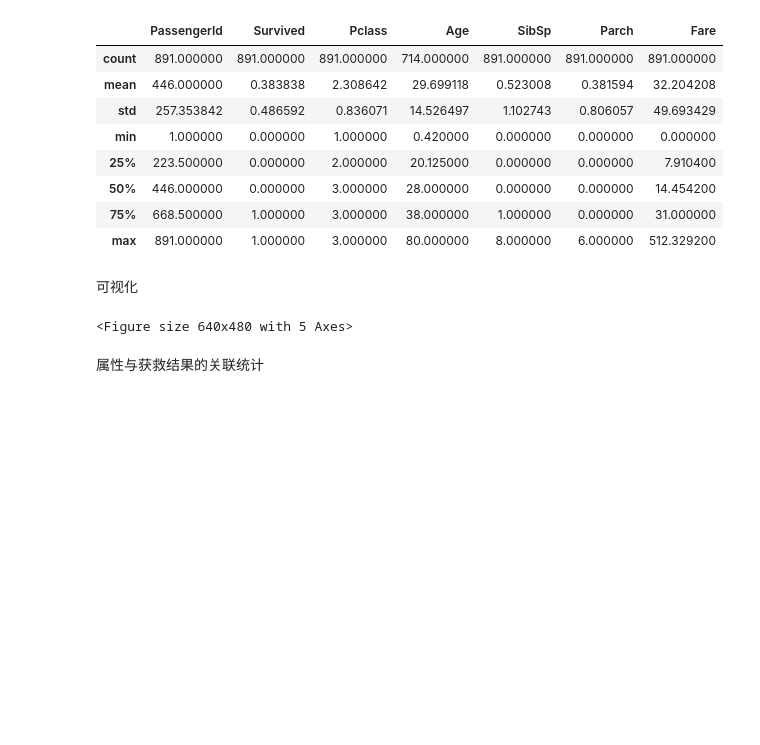
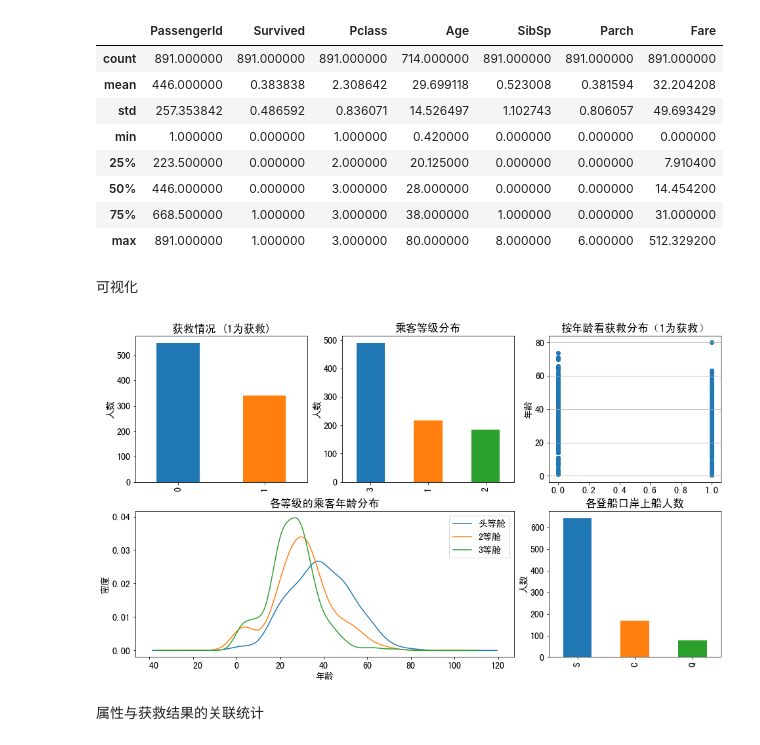
Before and after one commit to FantasyJXF/Kaggle, a Jupyter notebook: Titanic/Titanic_prediction.ipynb, the cells around one changed output. Saved outputs shown, nothing was run; the diff lists cells and outputs as text; code cells hidden in the pictures; blank space fills up the shorter version.

```diff
--- a/Titanic/Titanic_prediction.ipynb
+++ b/Titanic/Titanic_prediction.ipynb
@@ -67,42 +67,44 @@ data_train.describe()
 可视化
 # %%
 import matplotlib.pyplot as plt
-plt.rc('font', family='SimHei')
+figsize = 16,9
+plt.rcParams['figure.figsize'] = figsize
+plt.rc('font', family='SimHei', size=14)
 fig = plt.figure()
 fig.set(alpha=0.2) # 设定图表的alpha参数
 
 plt.subplot2grid((2,3),(0,0))  # 在一张大图里分列几个小图
 data_train.Survived.value_counts().plot(kind='bar') # 柱状图
 plt.title(u"获救情况 (1为获救)") # 标题
 plt.ylabel(u"人数")
 
 plt.subplot2grid((2,3),(0,1))
 data_train.Pclass.value_counts().plot(kind="bar")
 plt.title(u"乘客等级分布")
 plt.ylabel(u"人数")
 
 plt.subplot2grid((2,3),(0,2))
 plt.scatter(data_train.Survived, data_train.Age)
 plt.ylabel(u"年龄")
 plt.grid(b=True, which='major', axis='y')
 plt.title(u"按年龄看获救分布（1为获救）")
 
 plt.subplot2grid((2,3),(1,0), colspan=2)
-data_train.Age[data_train.Pclass == 1].plot(kind='kde')
+data_train.Age[data_train.Pclass == 1].plot(kind='kde')  #概率分布图
 data_train.Age[data_train.Pclass == 2].plot(kind='kde')
 data_train.Age[data_train.Pclass == 3].plot(kind='kde')
 plt.xlabel(u"年龄")# plots an axis lable
 plt.ylabel(u"密度")
 plt.title(u"各等级的乘客年龄分布")
 plt.legend((u'头等舱', u'2等舱',u'3等舱'),loc='best') # sets our legend for our graph.
 
 plt.subplot2grid((2,3),(1,2))
 data_train.Embarked.value_counts().plot(kind='bar')
 plt.title(u"各登船口岸上船人数")
 plt.ylabel(u"人数")
 plt.show()
 # %% [output]
-<Figure size 640x480 with 5 Axes>
+[figure, added]
 # %% [markdown]
 属性与获救结果的关联统计
 # %%
```
Also changed, not shown: parts of 7 cells of this notebook, 1 other file.
